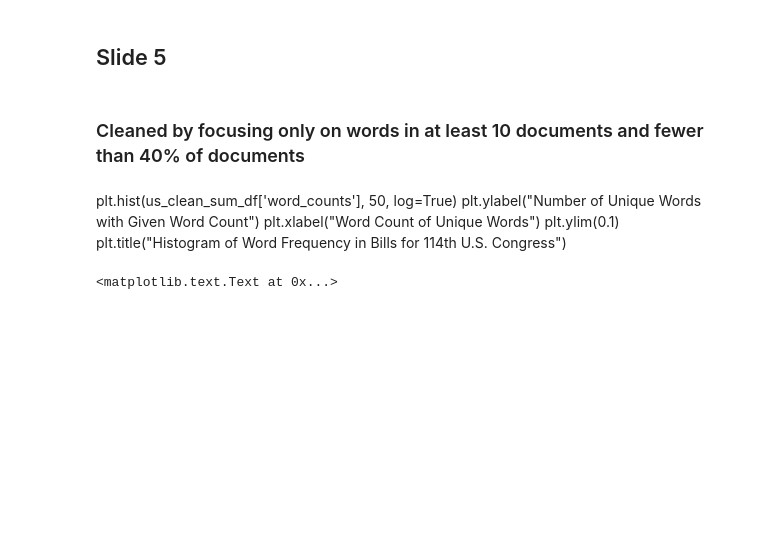
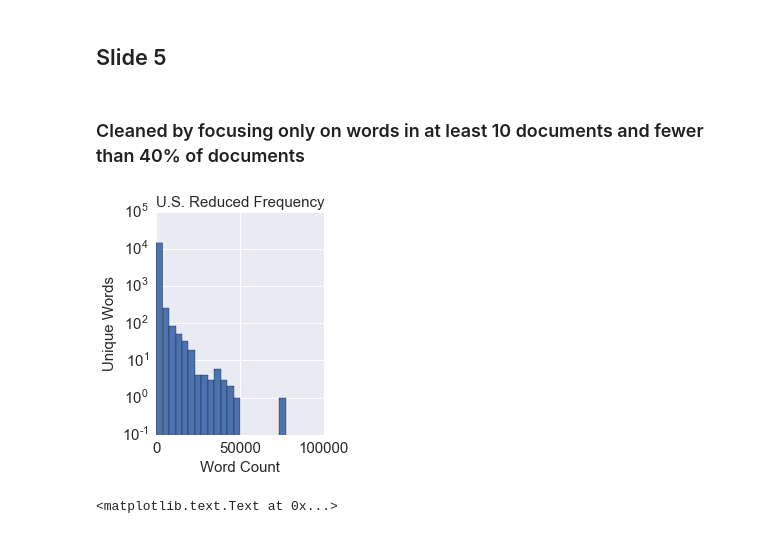
Before and after one commit to joelmpiper/bill_taxonomy, a Jupyter notebook: notebooks/Slide_Builder.ipynb, the cells around one changed output. Drawn from its saved outputs; the diff is of its cells as text; code cells hidden in the pictures; blank space fills up the shorter version.

```diff
--- a/notebooks/Slide_Builder.ipynb
+++ b/notebooks/Slide_Builder.ipynb
@@ -175,12 +181,18 @@ us_clean_column_sums = us_tf_text_clean.sum(axis=0)
 us_clean_sum_df = pd.DataFrame(us_clean_column_sums.transpose(), index=us_tf_vect_clean.get_feature_names(), columns=['word_counts'])
 # %%
 us_clean_top_20 = us_clean_sum_df.sort_values(by='word_counts', ascending=False)[0:20]
-# %% [markdown]
-plt.hist(us_clean_sum_df['word_counts'], 50, log=True)
-plt.ylabel("Number of Unique Words with Given Word Count")
-plt.xlabel("Word Count of Unique Words")
-plt.ylim(0.1)
-plt.title("Histogram of Word Frequency in Bills for 114th U.S. Congress")
+# %%
+plt.figure(figsize=(3,4))
+plt.hist(us_clean_sum_df['word_counts'], 20, log=True)
+plt.ylabel("Unique Words", size=15)
+plt.xlabel("Word Count", size=15)
+plt.ylim(0.1)
+plt.xticks(size=15)
+plt.yticks(size=15)
+plt.title("U.S. Reduced Frequency", size=15)
+plt.locator_params(axis='x', nbins=3)
+# %% [output]
+[figure, added]
 # %%
 us_clean_top_20.sort_values(by='word_counts').plot(kind='barh', legend=None, figsize=figsize)
 plt.ylabel("Unique Words", size=label_size)
```
Also changed, not shown: parts of 18 cells of this notebook, 6 other files.
